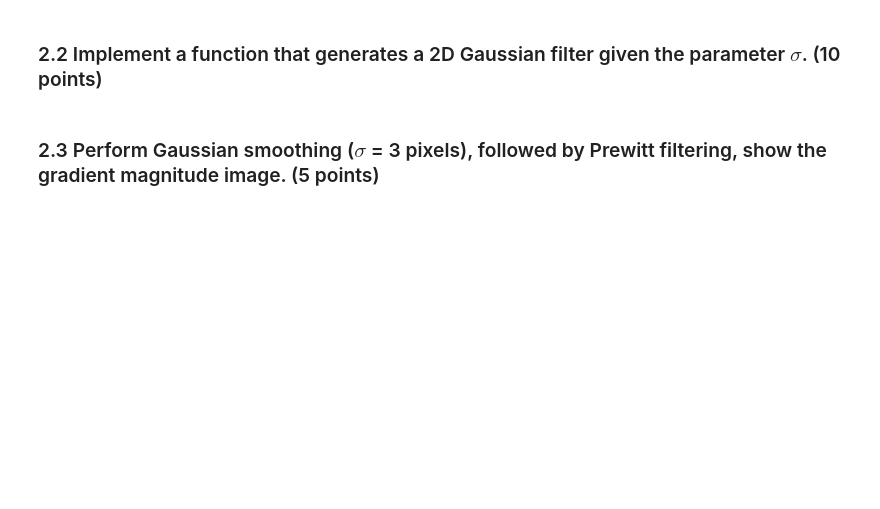
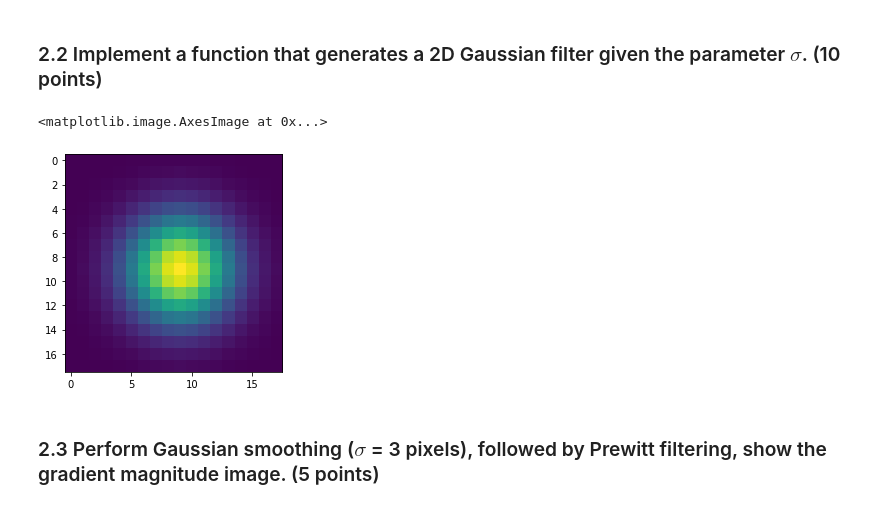
Before and after one commit to bonearadu/Computer_Vision_2022, a Jupyter notebook: coursework_01/coursework_01.ipynb, the cells around one changed output. Cells and saved outputs as stored; diff of their text form; code cells hidden in the pictures; blank space fills up the shorter version.

```diff
--- a/coursework_01/coursework_01.ipynb
+++ b/coursework_01/coursework_01.ipynb
@@ -149,18 +164,28 @@ plt.gcf().set_size_inches(10, 8)
 # %%
 # Design the Gaussian filter
 def gaussian_filter_2d(sigma):
     # sigma: the parameter sigma in the Gaussian kernel (unit: pixel)
     #
     # return: a 2D array for the Gaussian kernel
 
-    h = ...
-    return h
+    def gauss(x, y):
+            return math.e ** (-(x ** 2 + y ** 2) / (2 * sigma ** 2)) / (2 * math.pi * sigma ** 2)
+
+    size = 6 * sigma
+
+    mid = int(size / 2)
+
+    h = np.fromfunction(lambda x, y: gauss(x - mid, y - mid), (size, size))
+    return h / np.sum(h)
 
 
 # Visualise the Gaussian filter when sigma = 3 pixel (provided)
 sigma = 3
 h = gaussian_filter_2d(sigma)
 plt.imshow(h)
+# %% [output]
+<matplotlib.image.AxesImage at 0x...>
+[figure, added]
 # %% [markdown]
 ### 2.3 Perform Gaussian smoothing ($\sigma$ = 3 pixels), followed by Prewitt filtering, show the gradient magnitude image. (5 points)
 # %%
```
Also changed, not shown: parts of 7 cells of this notebook.
